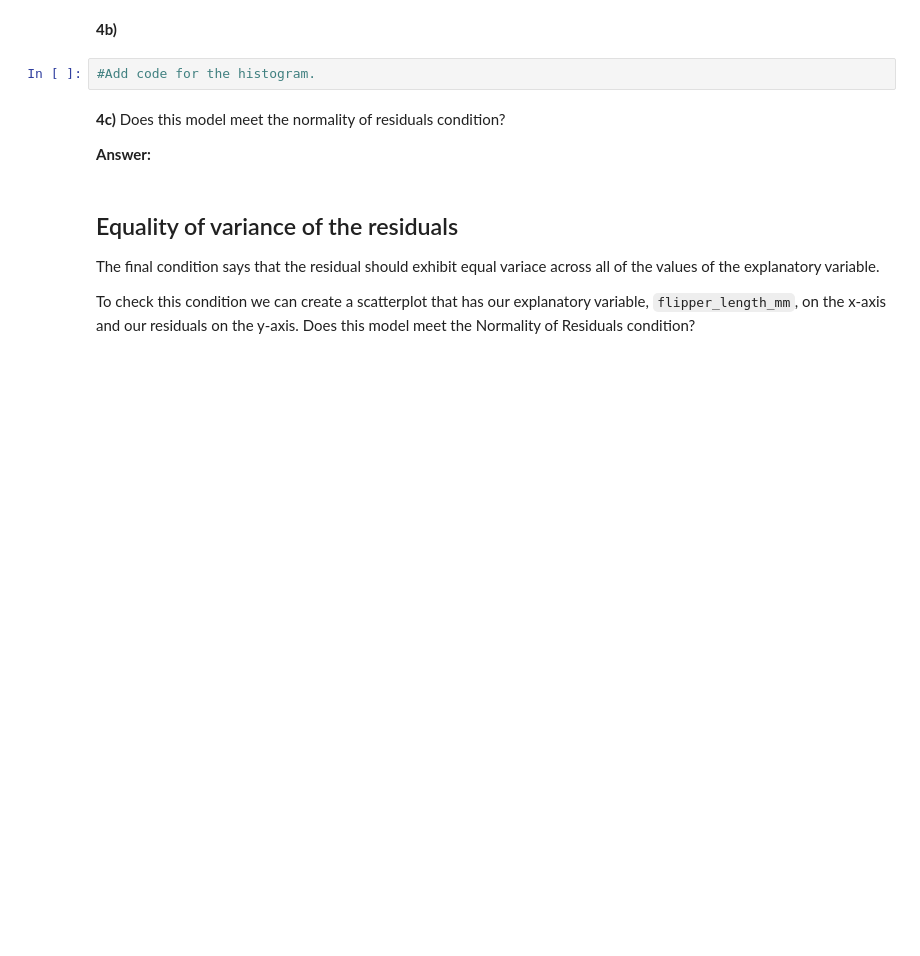
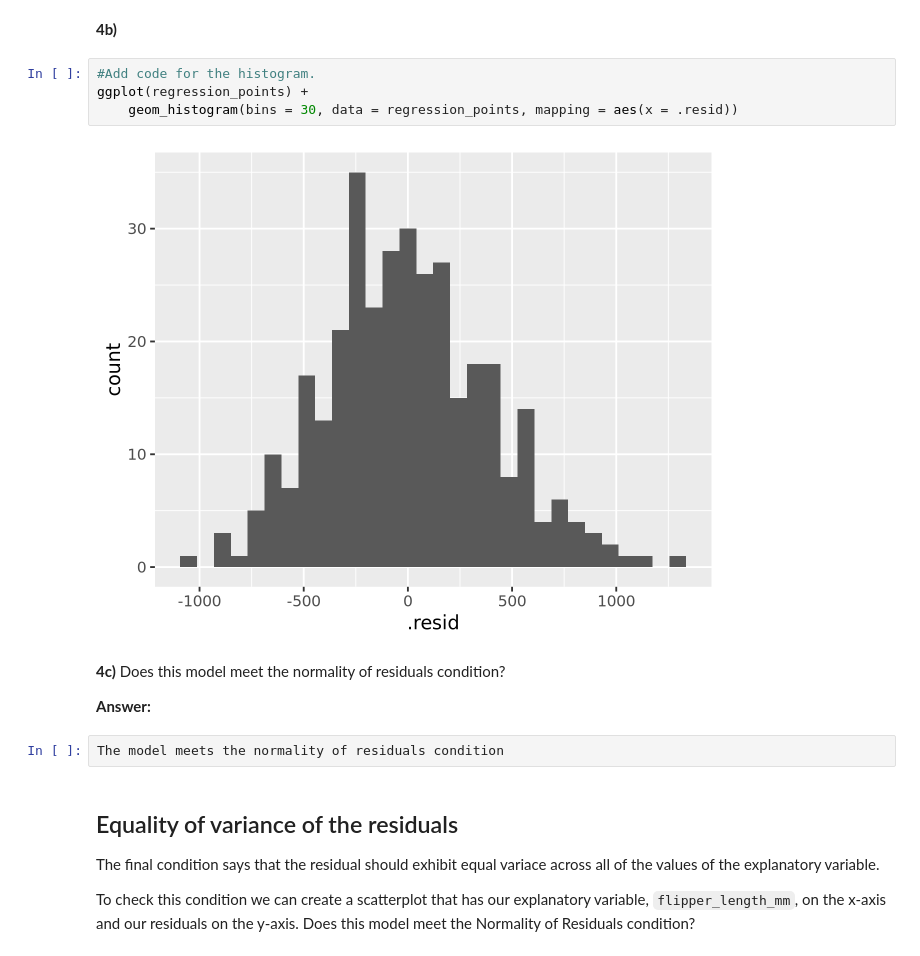
Before and after one commit to UNC-DATA-730/unit-10-assignment-yifeiwang2025, a Jupyter notebook: assignment10.ipynb, the cells around one changed output. Cells and saved outputs as stored; diff of their text form; blank space fills up the shorter version.

```diff
--- a/assignment10.ipynb
+++ b/assignment10.ipynb
@@ -138,10 +196,16 @@ regression_points |> head()
 **4b)**
 # %%
 #Add code for the histogram.
+ggplot(regression_points) +
+    geom_histogram(bins = 30, data = regression_points, mapping = aes(x = .resid))
+# %% [output]
+[figure, added]
 # %% [markdown]
 **4c)** Does this model meet the normality of residuals condition?
 
 **Answer:**
+# %%
+The model meets the normality of residuals condition
 # %% [markdown]
 ## Equality of variance of the residuals
 
```
Also changed, not shown: parts of 25 cells of this notebook.
